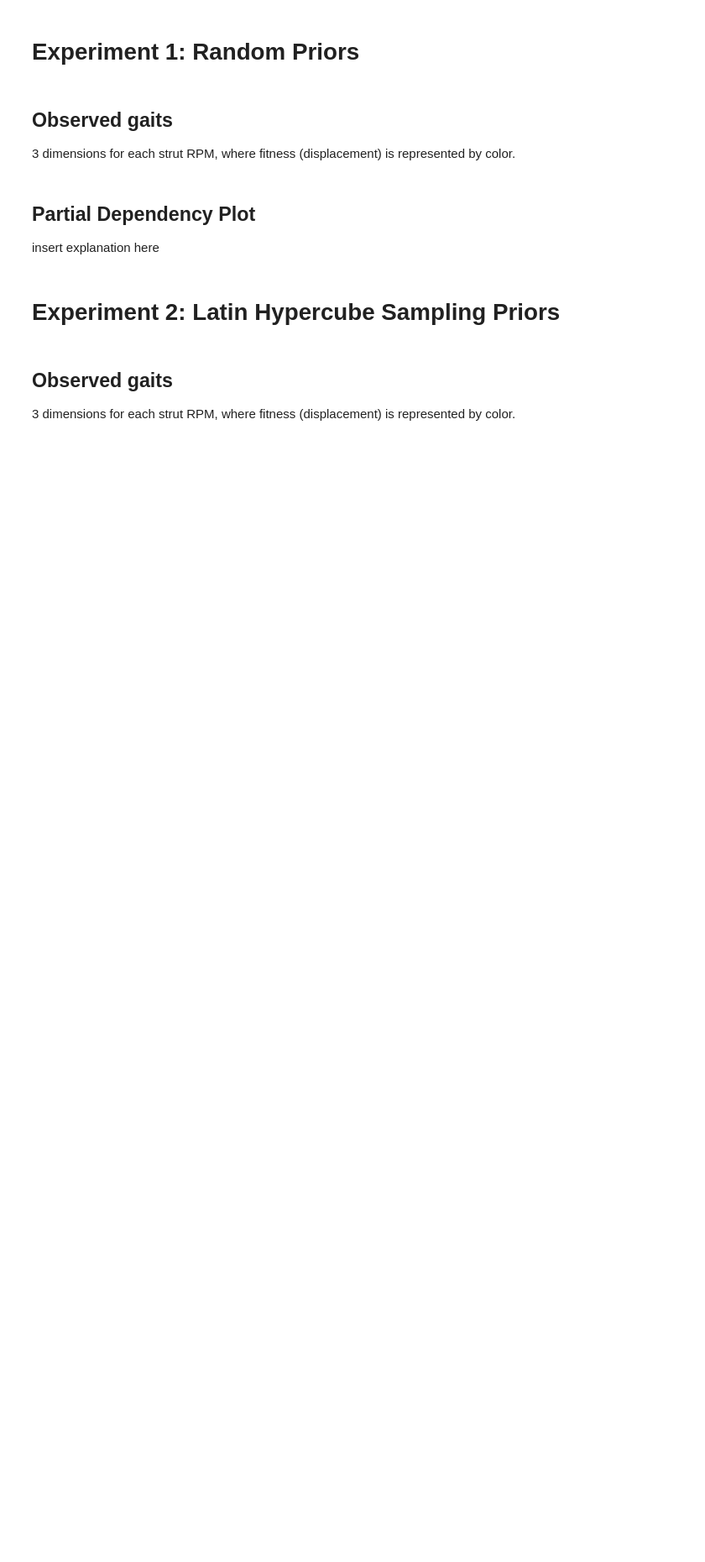
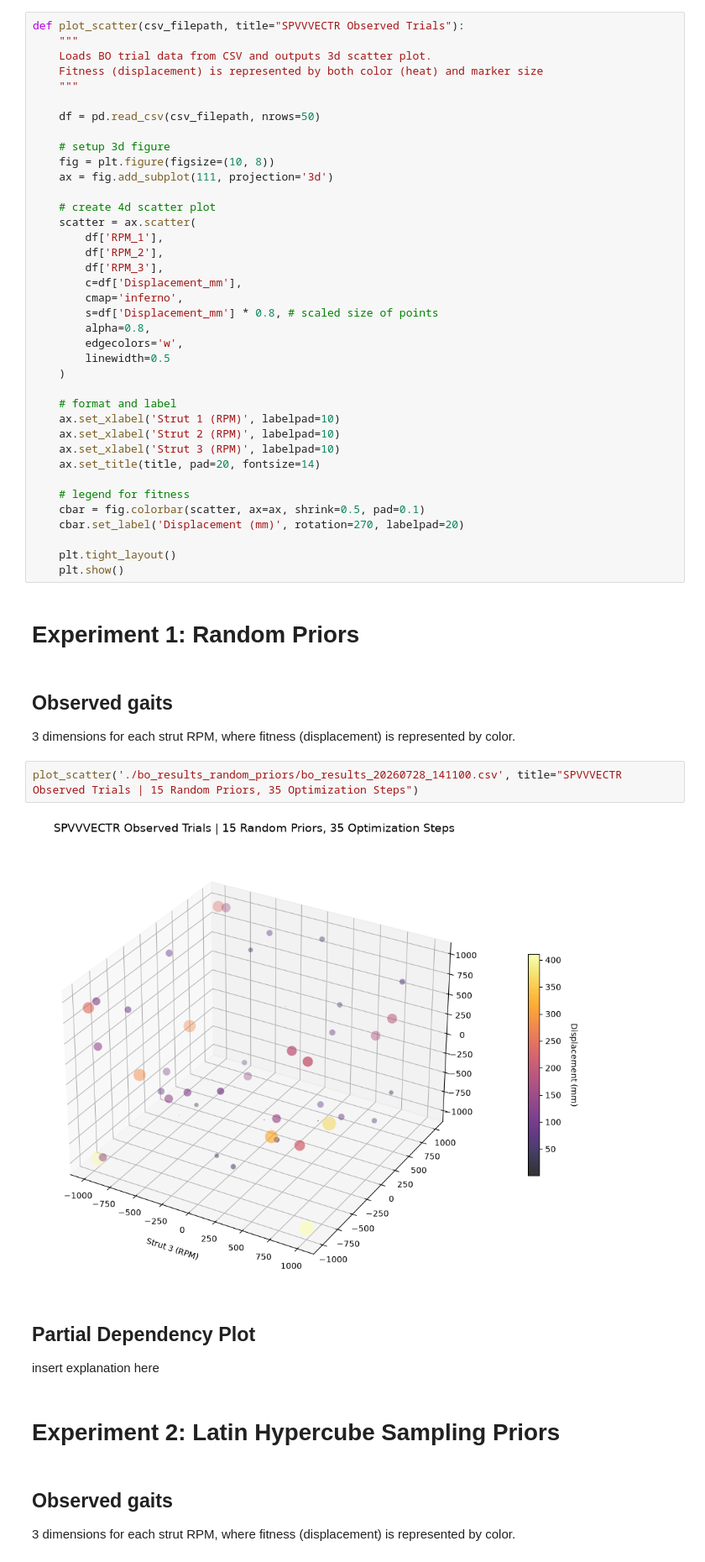
Before and after one commit to UnionEvoRobo/SPVVVECTR, a Jupyter notebook: Python-BT-Control/Better-BLE-Control/visualization_bo_skopt.ipynb, the cells around one changed output. Shown at 84% size. Cells and saved outputs as stored; diff of their text form; blank space fills up the shorter version.

Commit message:
added observation plots

```diff
--- a/Python-BT-Control/Better-BLE-Control/visualization_bo_skopt.ipynb
+++ b/Python-BT-Control/Better-BLE-Control/visualization_bo_skopt.ipynb
@@ -1,8 +10,50 @@
+# %%
+def plot_scatter(csv_filepath, title="SPVVVECTR Observed Trials"):
+    """
+    Loads BO trial data from CSV and outputs 3d scatter plot.
+    Fitness (displacement) is represented by both color (heat) and marker size
+    """
+
+    df = pd.read_csv(csv_filepath, nrows=50)
+
+    # setup 3d figure
+    fig = plt.figure(figsize=(10, 8))
+    ax = fig.add_subplot(111, projection='3d')
+
+    # create 4d scatter plot
+    scatter = ax.scatter(
+        df['RPM_1'],
+        df['RPM_2'],
+        df['RPM_3'],
+        c=df['Displacement_mm'],
+        cmap='inferno',
+        s=df['Displacement_mm'] * 0.8, # scaled size of points
+        alpha=0.8,
+        edgecolors='w',
+        linewidth=0.5
+    )
+
+    # format and label
+    ax.set_xlabel('Strut 1 (RPM)', labelpad=10)
+    ax.set_xlabel('Strut 2 (RPM)', labelpad=10)
+    ax.set_xlabel('Strut 3 (RPM)', labelpad=10)
+    ax.set_title(title, pad=20, fontsize=14)
+
+    # legend for fitness
+    cbar = fig.colorbar(scatter, ax=ax, shrink=0.5, pad=0.1)
+    cbar.set_label('Displacement (mm)', rotation=270, labelpad=20)
+
+    plt.tight_layout()
+    plt.show()
 # %% [markdown]
 # Experiment 1: Random Priors
 # %% [markdown]
 ## Observed gaits
 3 dimensions for each strut RPM, where fitness (displacement) is represented by color.
+# %%
+plot_scatter('./bo_results_random_priors/bo_results_20260728_141100.csv', title="SPVVVECTR Observed Trials | 15 Random Priors, 35 Optimization Steps")
+# %% [output]
+[figure, added]
 # %% [markdown]
 ## Partial Dependency Plot
 insert explanation here
```
Also changed, not shown: parts of 6 cells of this notebook.
